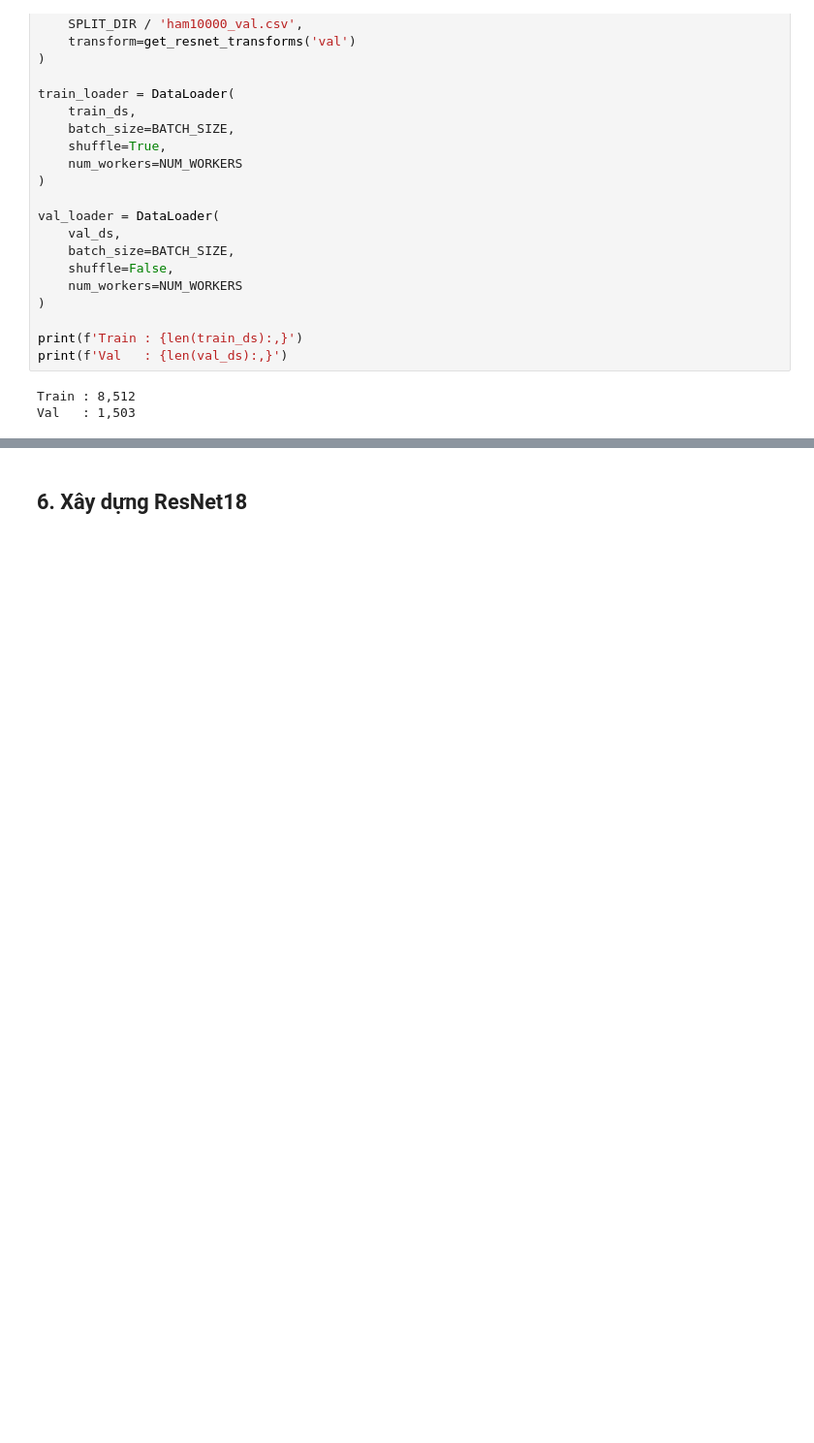
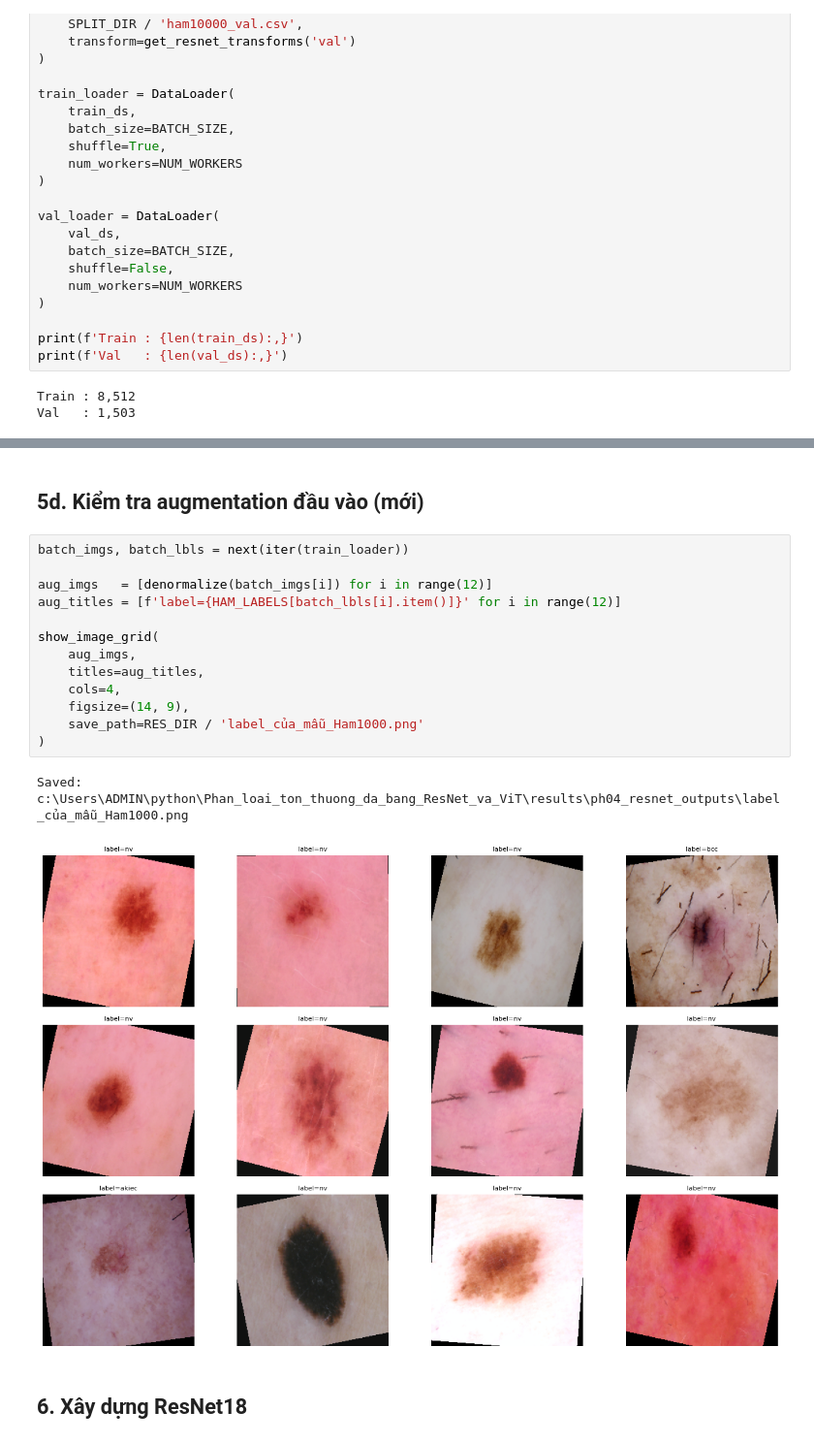
Before and after one commit to ThojTran/Phan_loai_ton_thuong_da_bang_ResNet_va_ViT, a Jupyter notebook: notebooks/04_train_resnet_ham10000.ipynb, the cells around one changed output, grey strips where cells are left out. Shown at 97% size. Drawn from its saved outputs; the diff is of its cells as text; blank space fills up the shorter version.

```diff
--- a/notebooks/04_train_resnet_ham10000.ipynb
+++ b/notebooks/04_train_resnet_ham10000.ipynb
@@ -116,3 +169,21 @@ Val   : 1,503
+# %% [markdown]
+## 5d. Kiểm tra augmentation đầu vào (mới)
+# %%
+batch_imgs, batch_lbls = next(iter(train_loader))
+
+aug_imgs   = [denormalize(batch_imgs[i]) for i in range(12)]
+aug_titles = [f'label={HAM_LABELS[batch_lbls[i].item()]}' for i in range(12)]
+
+show_image_grid(
+    aug_imgs,
+    titles=aug_titles,
+    cols=4,
+    figsize=(14, 9),
+    save_path=RES_DIR / 'label_của_mẫu_Ham1000.png'
+)
+# %% [output]
+Saved: c:\Users\ADMIN\python\Phan_loai_ton_thuong_da_bang_ResNet_va_ViT\results\ph04_resnet_outputs\label_của_mẫu_Ham1000.png
+[figure, added]
 # %% [markdown]
 ## 6. Xây dựng ResNet18
 # %%
```
Also changed, not shown: parts of 20 cells of this notebook, 19 other files.
